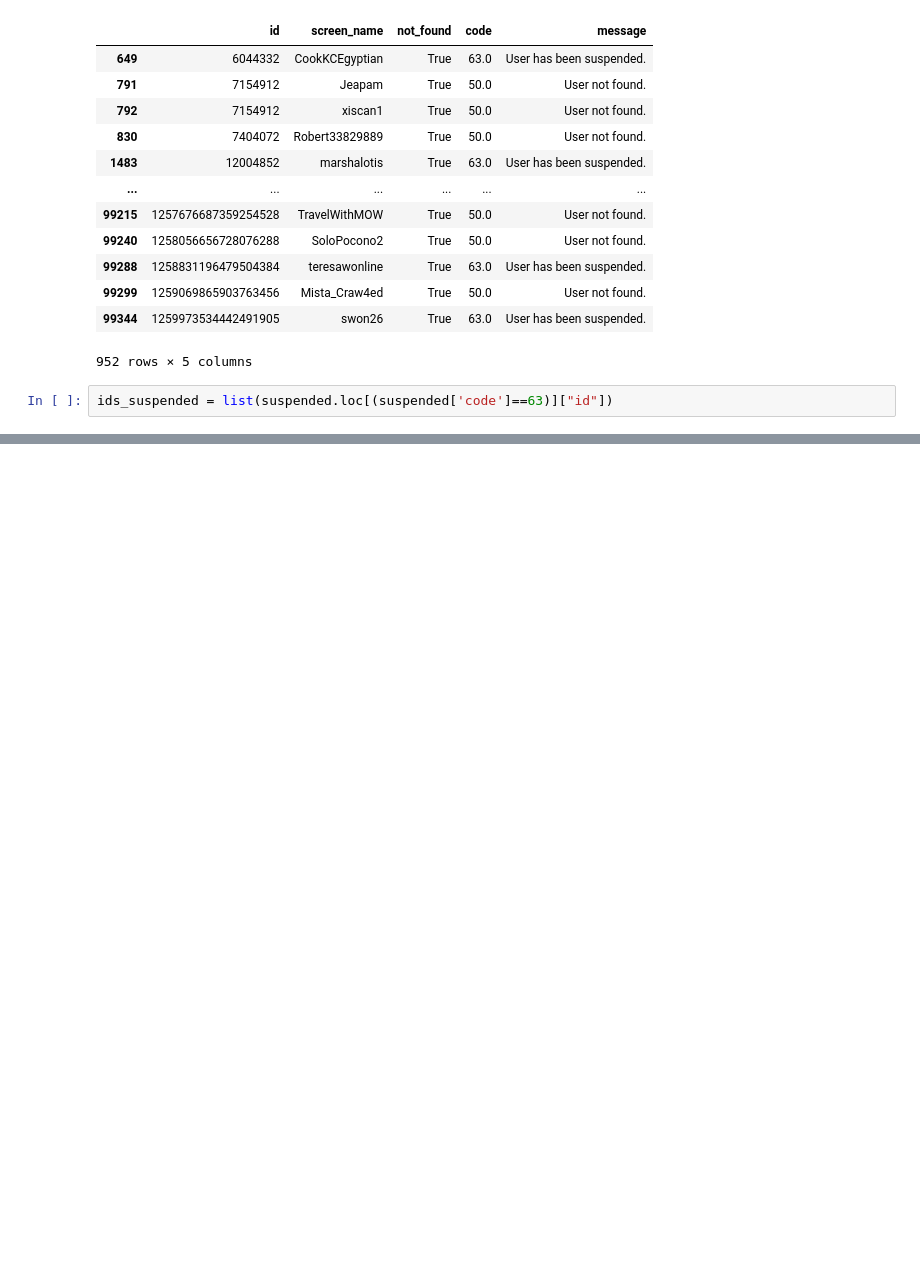
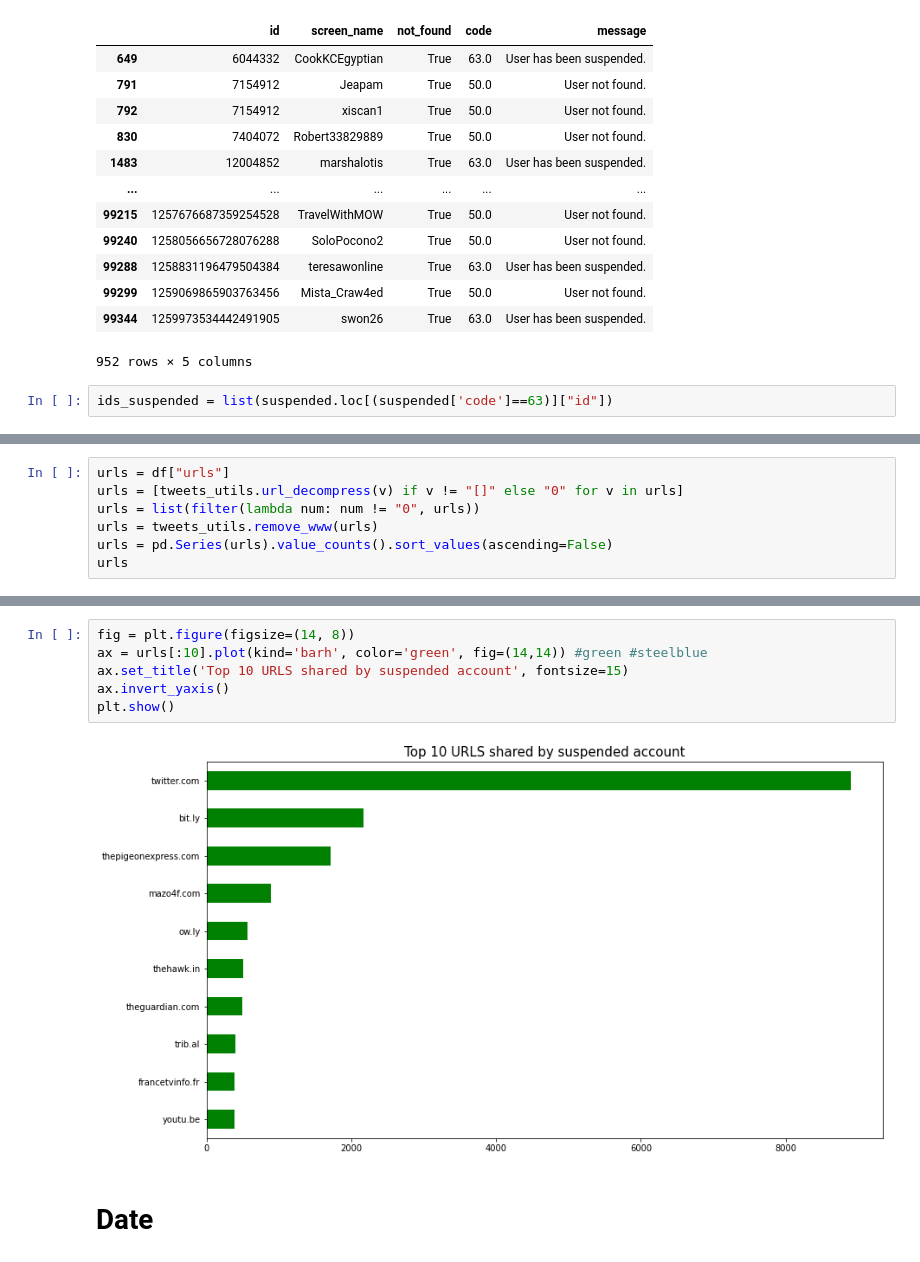
Before and after one commit to gi-ux/BachelorProject, a Jupyter notebook: notebook/Suspended.ipynb, the cells around one changed output, grey strips where cells are left out. Drawn from its saved outputs; the diff is of its cells as text; blank space fills up the shorter version.

```diff
--- a/notebook/Suspended.ipynb
+++ b/notebook/Suspended.ipynb
@@ -59,0 +149,7 @@ issues[issues.id.isin(ids_suspended)]
+# %%
+urls = df["urls"]
+urls = [tweets_utils.url_decompress(v) if v != "[]" else "0" for v in urls]
+urls = list(filter(lambda num: num != "0", urls))
+urls = tweets_utils.remove_www(urls)
+urls = pd.Series(urls).value_counts().sort_values(ascending=False)
+urls
@@ -59,0 +169,10 @@ issues[issues.id.isin(ids_suspended)]
+# %%
+fig = plt.figure(figsize=(14, 8))
+ax = urls[:10].plot(kind='barh', color='green', fig=(14,14)) #green #steelblue
+ax.set_title('Top 10 URLS shared by suspended account', fontsize=15)
+ax.invert_yaxis()
+plt.show()
+# %% [output]
+[figure, added]
+# %% [markdown]
+# Date
```
Also changed, not shown: parts of 16 cells of this notebook, 7 other files.
